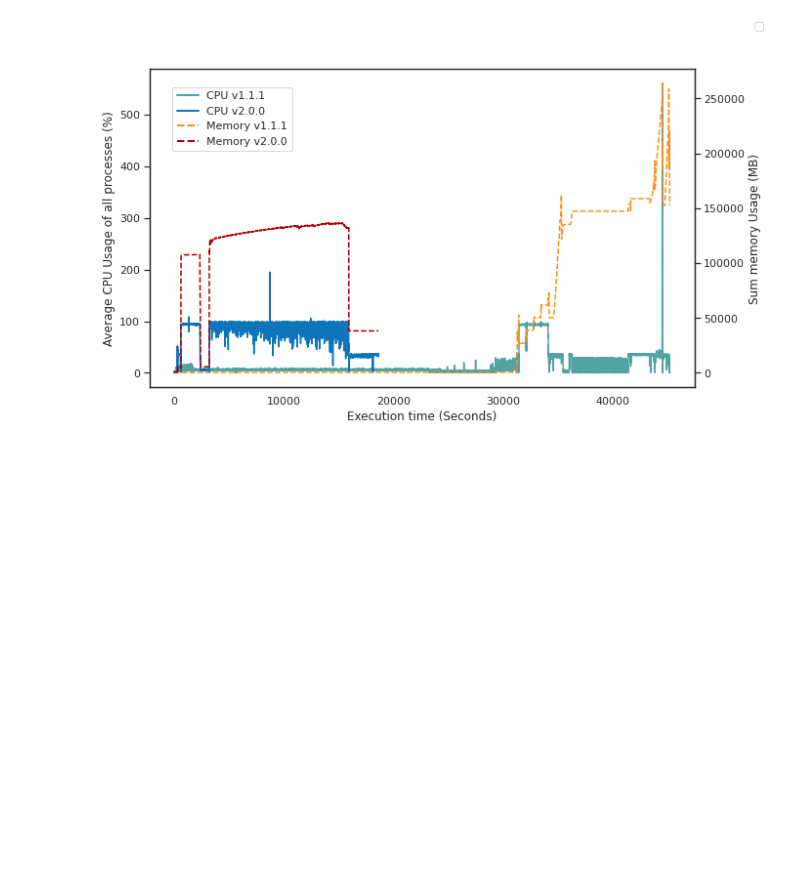
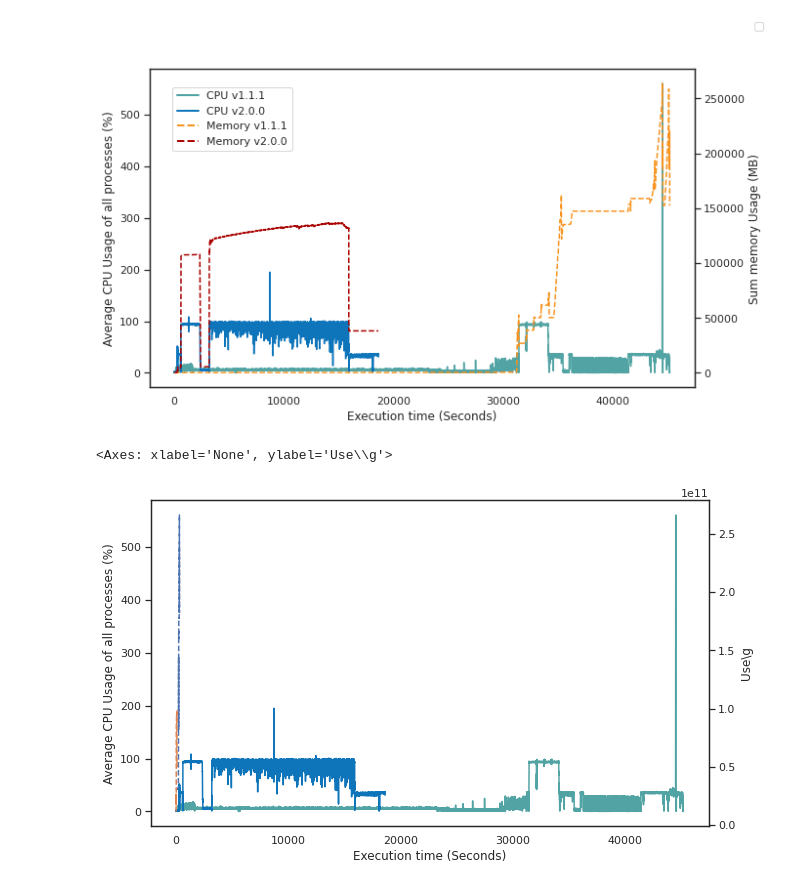
Before and after one commit to adraismawur/bigscape-v2-notebooks, a Jupyter notebook: performance.ipynb, the cells around one changed output. Cells and saved outputs as stored; diff of their text form; code cells hidden in the pictures; blank space fills up the shorter version.

Commit message:
rename ganglia csvs, draft graph

```diff
--- a/performance.ipynb
+++ b/performance.ipynb
@@ -69,3 +69,22 @@ plt.savefig("performance_one_run.svg")
 # %% [output]
 No artists with labels found to put in legend.  Note that artists whose label start with an underscore are ignored when legend() is called with no argument.
 [figure]
+# %%
+# load the ganglia data
+ganglia_v1_25000 = pd.read_csv("ganglia_report_v1_25000.csv")
+ganglia_v2_25000 = pd.read_csv("ganglia_report_v2_25000.csv")
+
+
+# simple line chart - cpu
+fig = plt.figure(figsize=(10, 6))
+sns.lineplot(data=stats, x="seconds", y="cpu", hue="version", palette=perf_colors[:2], legend=False)
+plt.xlabel("Execution time (Seconds)")
+plt.ylabel("Average CPU Usage of all processes (%)")
+
+
+ax2 = plt.twinx()
+sns.lineplot(data=ganglia_v1_25000, x=ganglia_v1_25000.index, y="Use\g", ax=ax2, palette=[COLORS["bigslice_grey"]], legend=False, linestyle="--")
+sns.lineplot(data=ganglia_v2_25000, x=ganglia_v2_25000.index, y="Use\g", ax=ax2, palette=[COLORS["bigscape_blue"]], legend=False, linestyle="--")
+# %% [output]
+<Axes: xlabel='None', ylabel='Use\\g'>
+[figure, added]
```
Also changed, not shown: 2 other files.
